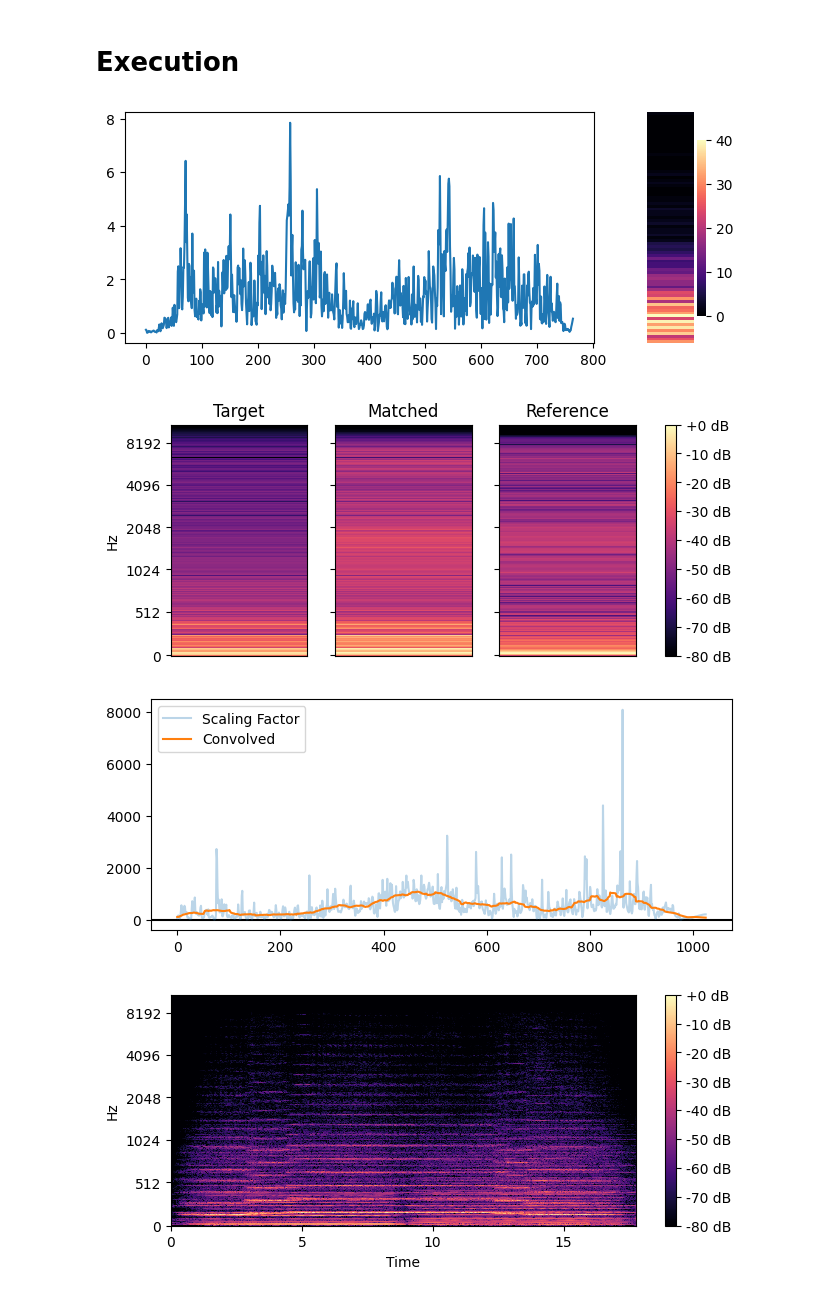
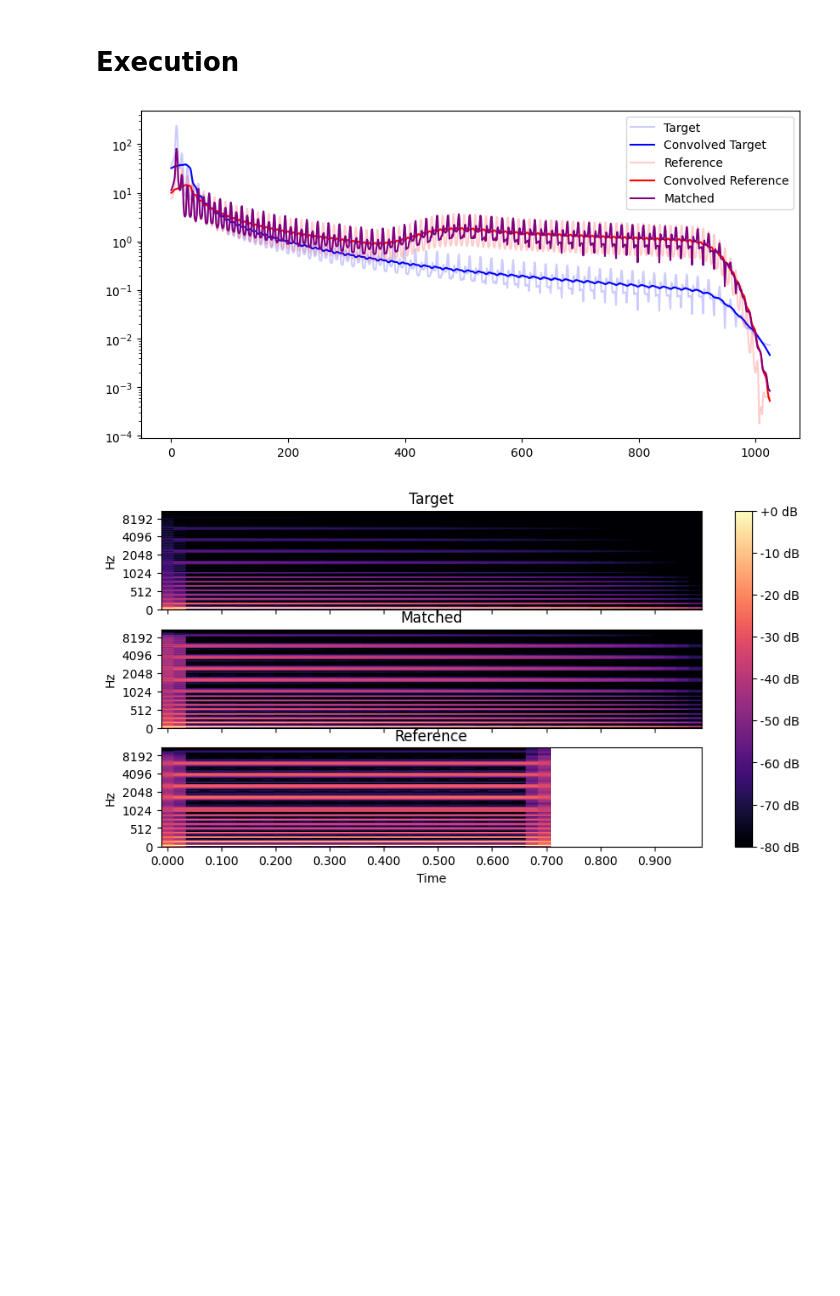
Before and after one commit to Mrozinskikj/MSci-Project, a Jupyter notebook: Matching.ipynb, the cells around one changed output. Saved outputs shown, nothing was run; the diff lists cells and outputs as text; code cells hidden in the pictures; blank space fills up the shorter version.

Commit message:
improved vis for spec and eq match

```diff
--- a/Matching.ipynb
+++ b/Matching.ipynb
@@ -26,10 +25,3 @@ def importAudio(target, reference):
     rDFT = librosa.stft(rArray, n_fft=frameSize, hop_length=10000000000)
 
     return ({"STFT":tSTFT,"DFT":tDFT,"sampleRate":tSampleRate},{"STFT":rSTFT,"DFT":rDFT,"sampleRate":rSampleRate})
-# %%
-def plotSpectrogram(audio):
-    spectrogram = librosa.power_to_db(np.abs(audio["STFT"])**2, ref=np.max)
-
-    plt.figure(figsize=(10*figScale,4*figScale))
-    librosa.display.specshow(spectrogram,sr=audio["sampleRate"],hop_length=hopSize,x_axis="time",y_axis="mel",cmap="magma")
-    plt.colorbar(format='%+2.0f dB')
@@ -126,2 +151,28 @@ def dynamicMatching(tAudio,rAudio):
+# %%
+def convolve(curve, smoothing):
+    curve = np.ravel(curve)
+    kernel = np.ones(smoothing) / smoothing
+    curve = np.convolve(curve, kernel, mode='same')
+    curve = curve.reshape(len(curve),1)
+    return curve
+
+def EQMatching(tAudio, rAudio, smoothing=1, plot=True):
+    tCurve = np.abs(tAudio["DFT"])
+    tCurveSmooth = convolve(tCurve, smoothing)
+
+    rCurve = np.abs(rAudio["DFT"])
+    rCurveSmooth = convolve(rCurve, smoothing)
+
+    scaler = rCurveSmooth / tCurveSmooth
+
+    mSTFT = tAudio["STFT"] * scaler
+    mDFT = tAudio["DFT"] * scaler
+    mAudio = {"STFT":mSTFT,"DFT":mDFT,"sampleRate":tAudio["sampleRate"]}
+
+    if(plot):
+        mCurve = np.abs(mDFT)
+        plotCurve(tCurve,tCurveSmooth,rCurve,rCurveSmooth,mCurve)
+
+    return mAudio
 # %% [markdown]
 <h1>Execution</h1>
@@ -128,14 +184,10 @@ def dynamicMatching(tAudio,rAudio):
 # %%
-tAudio, rAudio = importAudio("audo3_mono.wav","audio_mono.wav")
+tAudio, rAudio = importAudio(target="tone1.wav",reference="tone2loud.wav", output=False)
 
-dynamicMatching(tAudio,rAudio)
-mAudio = EQMatching(tAudio,rAudio,smoothing=50)
+#dynamicMatching(tAudio,rAudio)
+mAudio = EQMatching(tAudio,rAudio,smoothing=50, plot=True)
 
-plotSpectrogram(tAudio)
-plotSpectrogram(rAudio)
-plotSpectrogram(mAudio)
+plotSpectrogram(tAudio, mAudio, rAudio)
 # %% [output]
-[figure, old version]
+[figure, new version]
-[figure, old version]
+[figure, new version]
-[figure, removed]
-[figure, removed]
```
Also changed, not shown: parts of 12 cells of this notebook, 2 other files.
